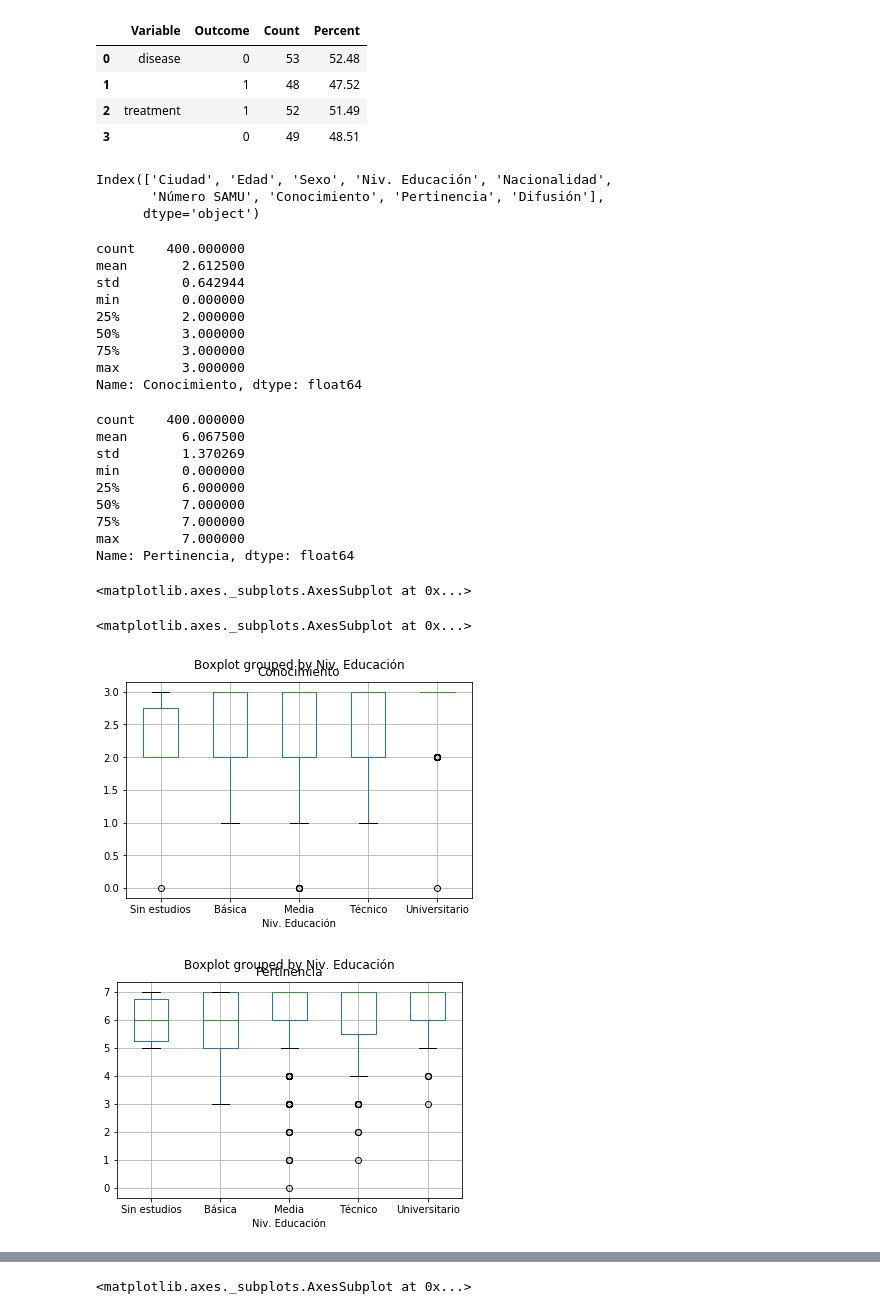
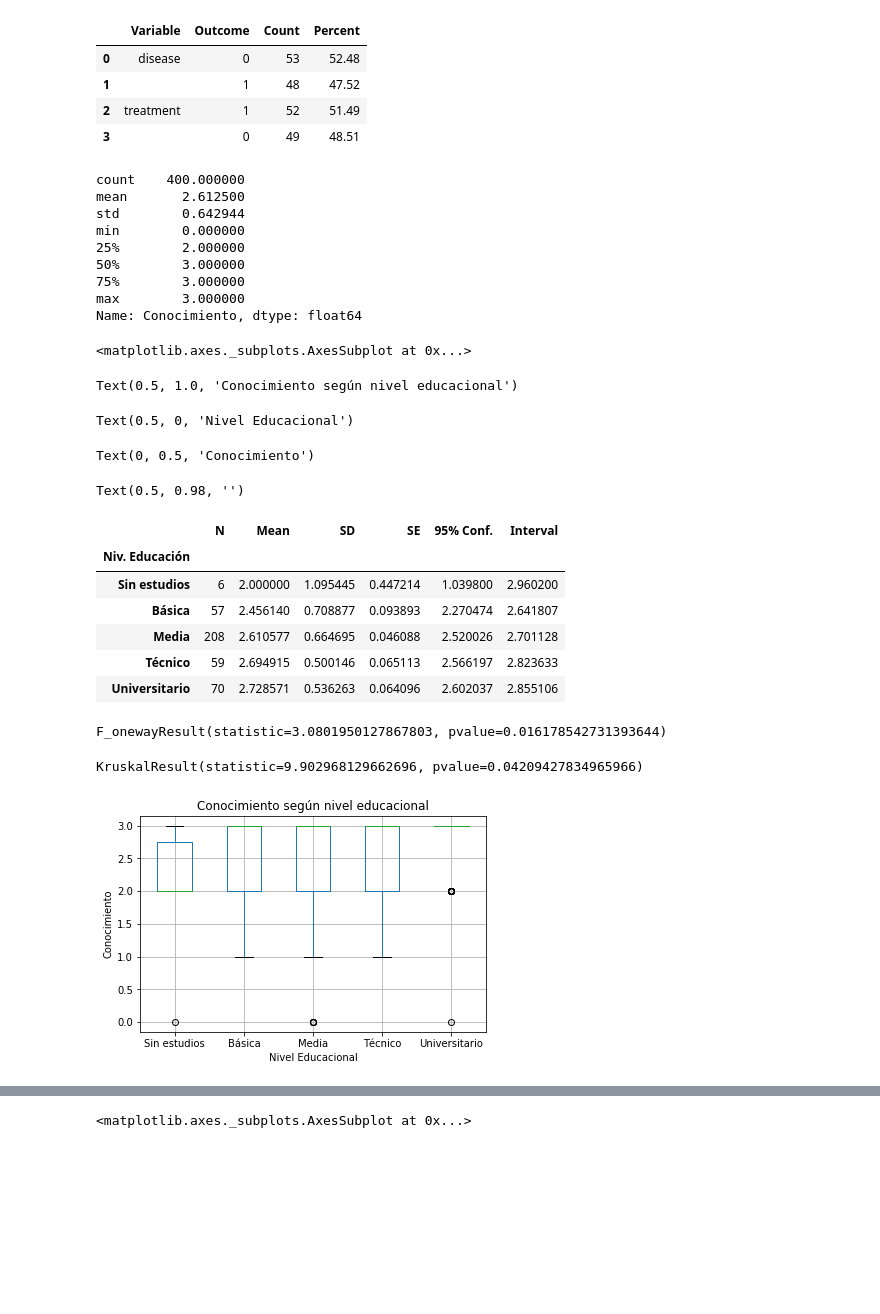
Before and after one commit to superegi/conocimiento131, a Jupyter notebook: Conocimiento 131.ipynb, the cells around one changed output, grey strips where cells are left out. Drawn from its saved outputs; the diff is of its cells as text; code cells hidden in the pictures; blank space fills up the shorter version.

```diff
--- a/Conocimiento 131.ipynb
+++ b/Conocimiento 131.ipynb
@@ -286,35 +284,51 @@ rp.summary_cat(df[['disease', 'treatment']])
 | 1 |  | 1 | 48 | 47.52 |
 | 2 | treatment | 1 | 52 | 51.49 |
 | 3 |  | 0 | 49 | 48.51 |
-# %%
-BD.columns
-BD.Conocimiento.describe()
-BD.Pertinencia.describe()
-BD.boxplot(column=['Conocimiento'], by = 'Niv. Educación')
-BD.boxplot(column=['Pertinencia'], by = 'Niv. Educación')
-# %% [output]
-Index(['Ciudad', 'Edad', 'Sexo', 'Niv. Educación', 'Nacionalidad',
-       'Número SAMU', 'Conocimiento', 'Pertinencia', 'Difusión'],
-      dtype='object')
-count    400.000000
-mean       2.612500
-std        0.642944
-min        0.000000
-25%        2.000000
-50%        3.000000
-75%        3.000000
-max        3.000000
-Name: Conocimiento, dtype: float64
-count    400.000000
-mean       6.067500
-std        1.370269
-min        0.000000
-25%        6.000000
-50%        7.000000
-75%        7.000000
-max        7.000000
-Name: Pertinencia, dtype: float64
-<matplotlib.axes._subplots.AxesSubplot at 0x...>
-<matplotlib.axes._subplots.AxesSubplot at 0x...>
-[figure, removed]
-[figure, removed]
+# %%
+BD.Conocimiento.describe()
+BD.boxplot(column=['Conocimiento'], by = 'Niv. Educación')
+plt.title('Conocimiento según nivel educacional')
+plt.xlabel('Nivel Educacional')
+plt.ylabel('Conocimiento')
+plt.suptitle('')
+plt.savefig('./Resultados/fig_conocimientoxeducacion.png', dpi= 100)
+
+rp.summary_cont(BD['Conocimiento'].groupby(BD['Niv. Educación']))
+
+stats.f_oneway(BD['Conocimiento'][BD['Niv. Educación'] == 'Sin estudios'],
+               BD['Conocimiento'][BD['Niv. Educación'] == 'Básica'],
+               BD['Conocimiento'][BD['Niv. Educación'] == 'Media'],
+               BD['Conocimiento'][BD['Niv. Educación'] == 'Técnico'],
+               BD['Conocimiento'][BD['Niv. Educación'] == 'Universitario'])
+
+stats.kruskal(BD['Conocimiento'][BD['Niv. Educación'] == 'Sin estudios'],
+               BD['Conocimiento'][BD['Niv. Educación'] == 'Básica'],
+               BD['Conocimiento'][BD['Niv. Educación'] == 'Media'],
+               BD['Conocimiento'][BD['Niv. Educación'] == 'Técnico'],
+               BD['Conocimiento'][BD['Niv. Educación'] == 'Universitario']
+              )
+# %% [output]
+count    400.000000
+mean       2.612500
+std        0.642944
+min        0.000000
+25%        2.000000
+50%        3.000000
+75%        3.000000
+max        3.000000
+Name: Conocimiento, dtype: float64
+<matplotlib.axes._subplots.AxesSubplot at 0x...>
+Text(0.5, 1.0, 'Conocimiento según nivel educacional')
+Text(0.5, 0, 'Nivel Educacional')
+Text(0, 0.5, 'Conocimiento')
+Text(0.5, 0.98, '')
+|  | N | Mean | SD | SE | 95% Conf. | Interval |
+| Niv. Educación |  |  |  |  |  |  |
+| Sin estudios | 6 | 2.000000 | 1.095445 | 0.447214 | 1.039800 | 2.960200 |
+| Básica | 57 | 2.456140 | 0.708877 | 0.093893 | 2.270474 | 2.641807 |
+| Media | 208 | 2.610577 | 0.664695 | 0.046088 | 2.520026 | 2.701128 |
+| Técnico | 59 | 2.694915 | 0.500146 | 0.065113 | 2.566197 | 2.823633 |
+| Universitario | 70 | 2.728571 | 0.536263 | 0.064096 | 2.602037 | 2.855106 |
+F_onewayResult(statistic=3.0801950127867803, pvalue=0.016178542731393644)
+KruskalResult(statistic=9.902968129662696, pvalue=0.04209427834965966)
+[figure, added]
```
Also changed, not shown: parts of 3 cells of this notebook, 1 other file.
